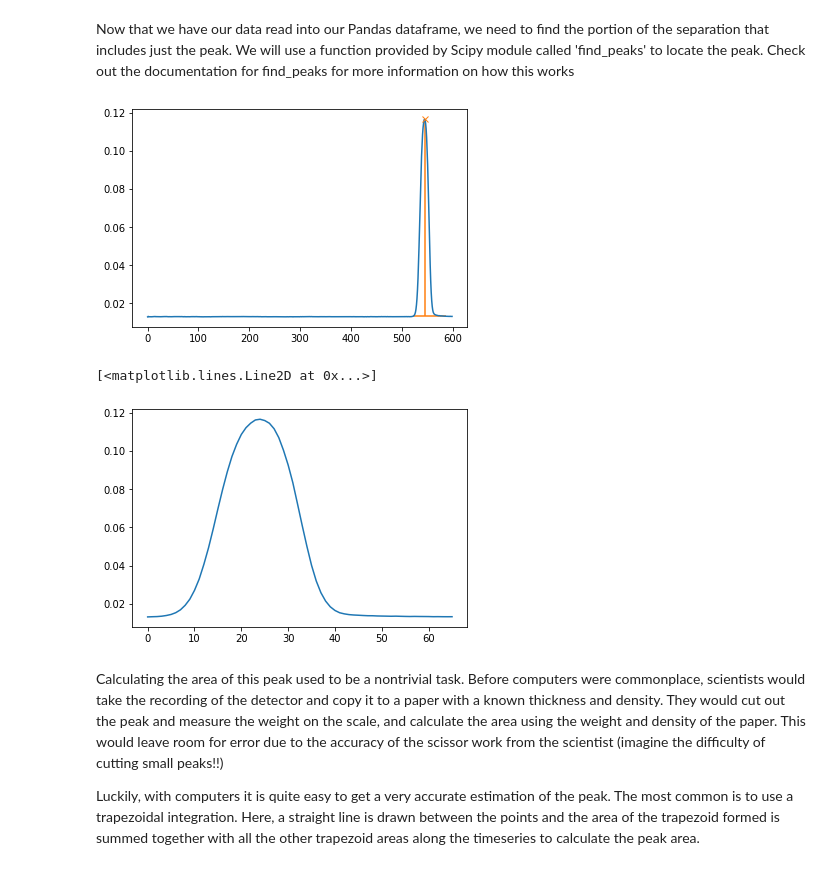
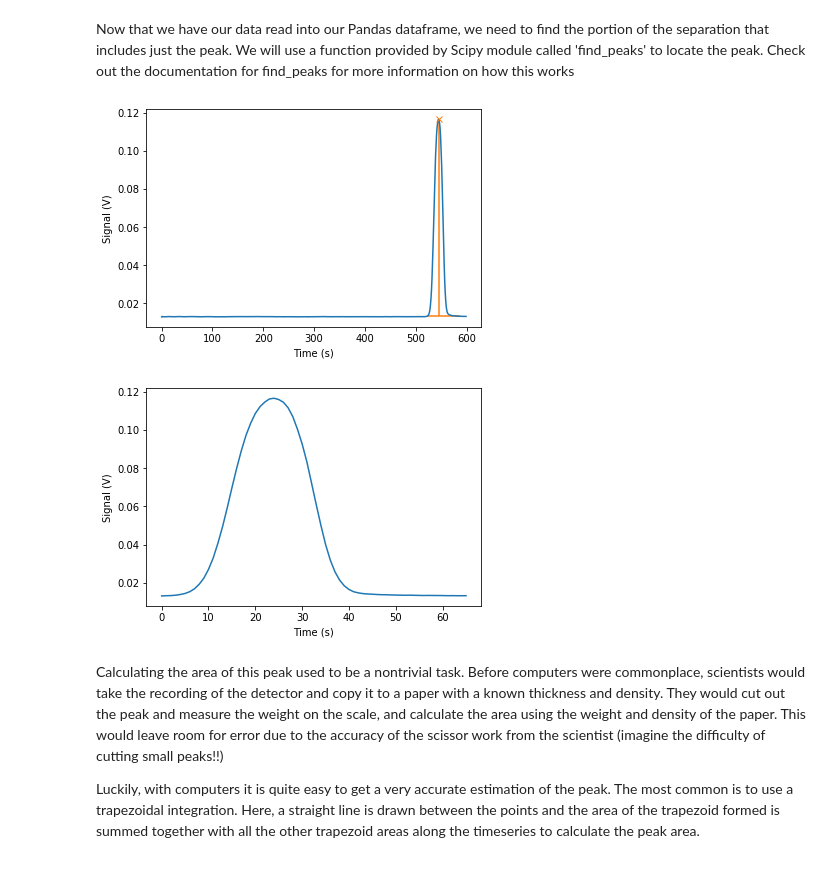
Before and after one commit to brae-pete/MonteCarlo, a Jupyter notebook: MC_TurinaPeakIntegration.ipynb, the cells around one changed output. Saved outputs shown, nothing was run; the diff lists cells and outputs as text; code cells hidden in the pictures.

```diff
--- a/MC_TurinaPeakIntegration.ipynb
+++ b/MC_TurinaPeakIntegration.ipynb
@@ -35,23 +36,30 @@ plt.plot(x)
 Now that we have our data read into our Pandas dataframe, we need to find the portion of the separation that includes just the peak. We will use a function provided by Scipy module called 'find_peaks' to locate the peak. Check out the documentation for find_peaks for more information on how this works
 # %%
 peaks, properties = find_peaks(x, prominence=0.02, width=5, threshold=0.0001, rel_height=0.999)
-plt.plot(x)
-plt.plot(peaks, x[peaks], "x")
-plt.vlines(x=peaks, ymin=x[peaks] - properties["prominences"],
+fig, ax = plt.subplots()
+ax.plot(x)
+ax.plot(peaks, x[peaks], "x")
+ax.vlines(x=peaks, ymin=x[peaks] - properties["prominences"],
            ymax = x[peaks], color = "C1")
-plt.hlines(y=properties["width_heights"], xmin=properties["left_ips"],
+ax.hlines(y=properties["width_heights"], xmin=properties["left_ips"],
            xmax=properties["right_ips"], color = "C1")
-plt.show()
+
+ax.set_ylabel('Signal (V)')
+ax.set_xlabel('Time (s)')
+pass
 # %% [output]
-[figure, old version]
+[figure, new version]
 # %%
 # Extract Just the Peak
 stop = int(properties['right_ips'])
 start = int(properties['left_ips'])
-plt.plot(x[start:stop+1])
+fig, ax = plt.subplots()
+ax.plot(x[start:stop+1])
+ax.set_ylabel('Signal (V)')
+ax.set_xlabel('Time (s)')
+pass
 # %% [output]
-[<matplotlib.lines.Line2D at 0x...>]
-[figure, old version]
+[figure, new version]
 # %% [markdown]
 Calculating the area of this peak used to be a nontrivial task. Before computers were commonplace, scientists would take the recording of the detector and copy it to a paper with a known thickness and density. They would cut out the peak and measure the weight on the scale, and calculate the area using the weight and density of the paper. This would leave room for error due to the accuracy of the scissor work from the scientist (imagine the difficulty of cutting small peaks!!)
 
```
Also changed, not shown: parts of 8 cells of this notebook.
